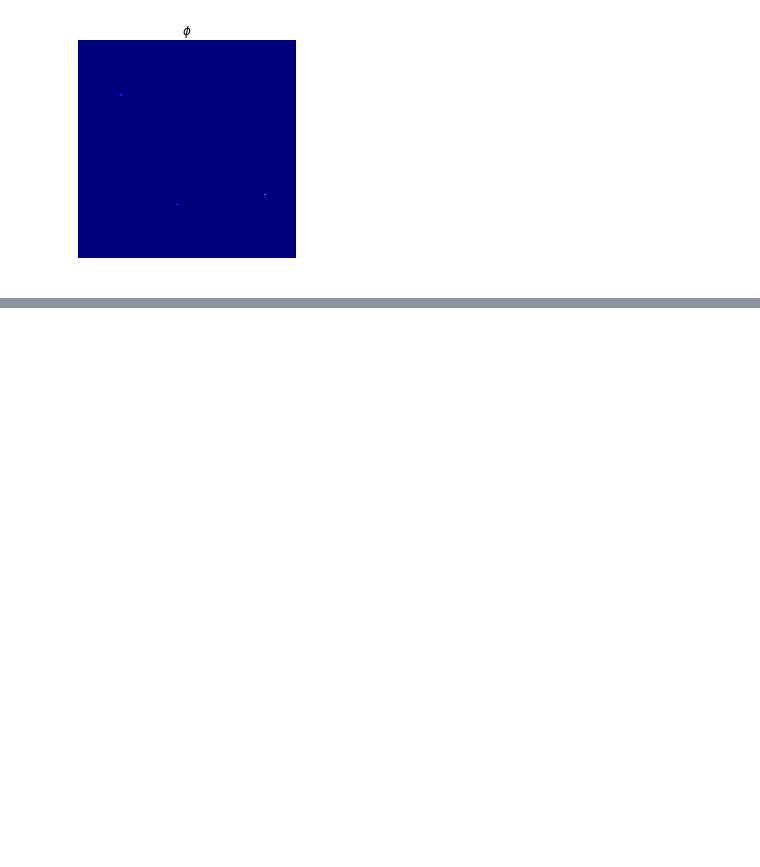
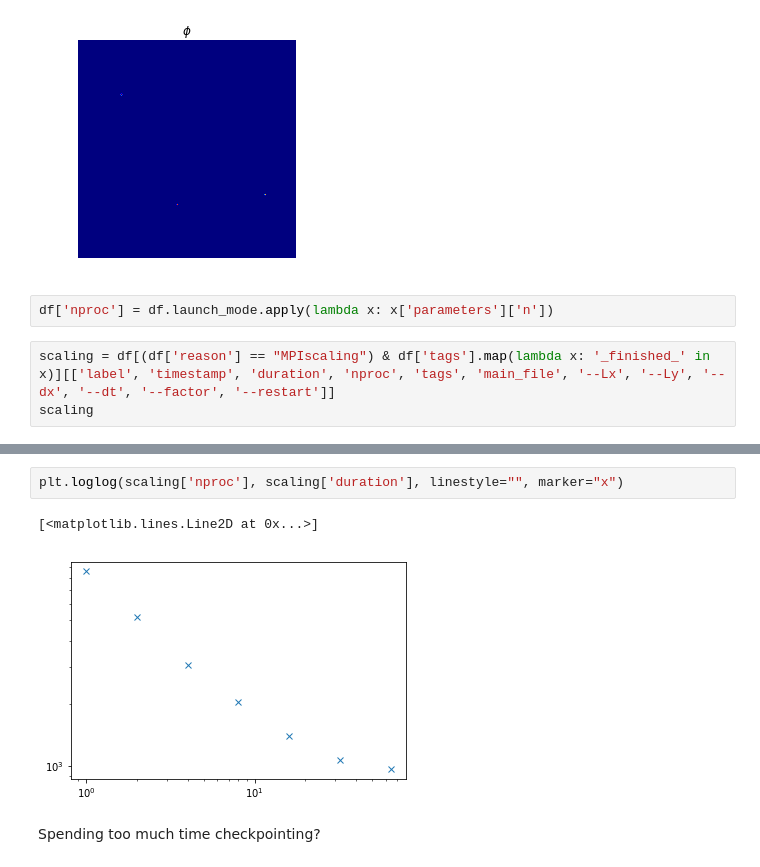
Before and after one commit to guyer/phasefieldbenchmark-8, a Jupyter notebook: analysis.ipynb, the cells around one changed output, grey strips where cells are left out. Saved outputs shown, nothing was run; the diff lists cells and outputs as text; blank space fills up the shorter version.

Commit message:
Plot scaling

```diff
--- a/analysis.ipynb
+++ b/analysis.ipynb
@@ -363,3 +363,8 @@ vw.plot()
 # %% [output]
 [figure]
 [figure]
+# %%
+df['nproc'] = df.launch_mode.apply(lambda x: x['parameters']['n'])
+# %%
+scaling = df[(df['reason'] == "MPIscaling") & df['tags'].map(lambda x: '_finished_' in x)][['label', 'timestamp', 'duration', 'nproc', 'tags', 'main_file', '--Lx', '--Ly', '--dx', '--dt', '--factor', '--restart']]
+scaling
@@ -365,0 +380,7 @@ vw.plot()
+# %%
+plt.loglog(scaling['nproc'], scaling['duration'], linestyle="", marker="x")
+# %% [output]
+[<matplotlib.lines.Line2D at 0x...>]
+[figure, added]
+# %% [markdown]
+Spending too much time checkpointing?
```
Also changed, not shown: parts of 4 cells of this notebook.
